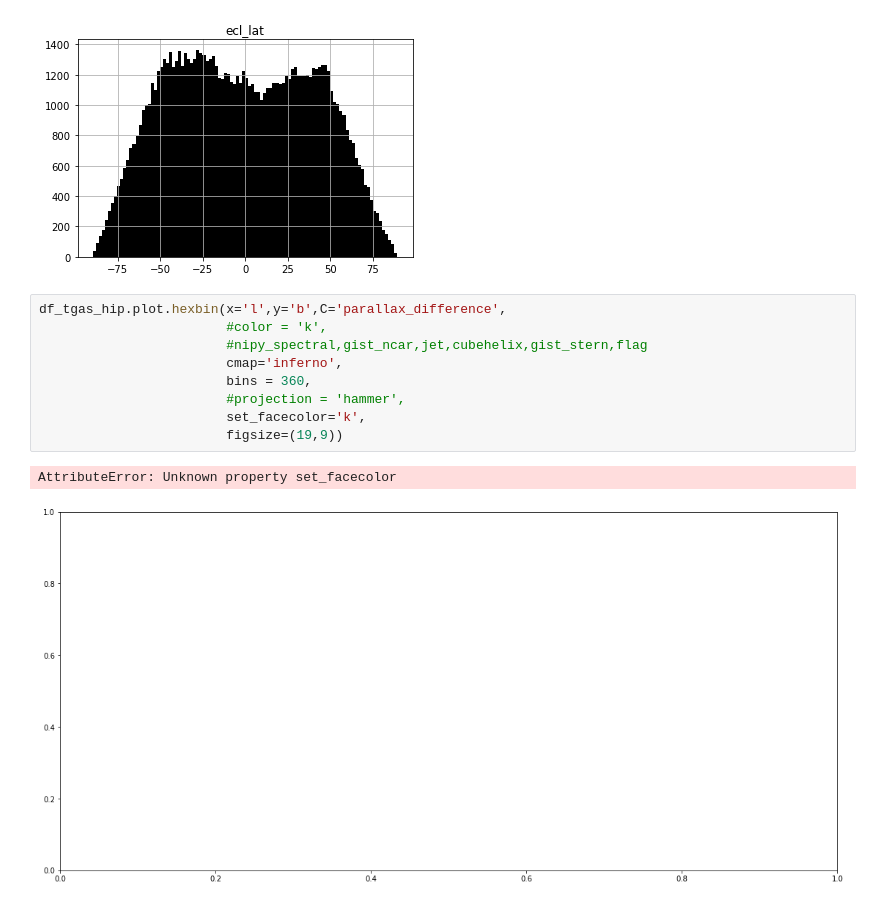
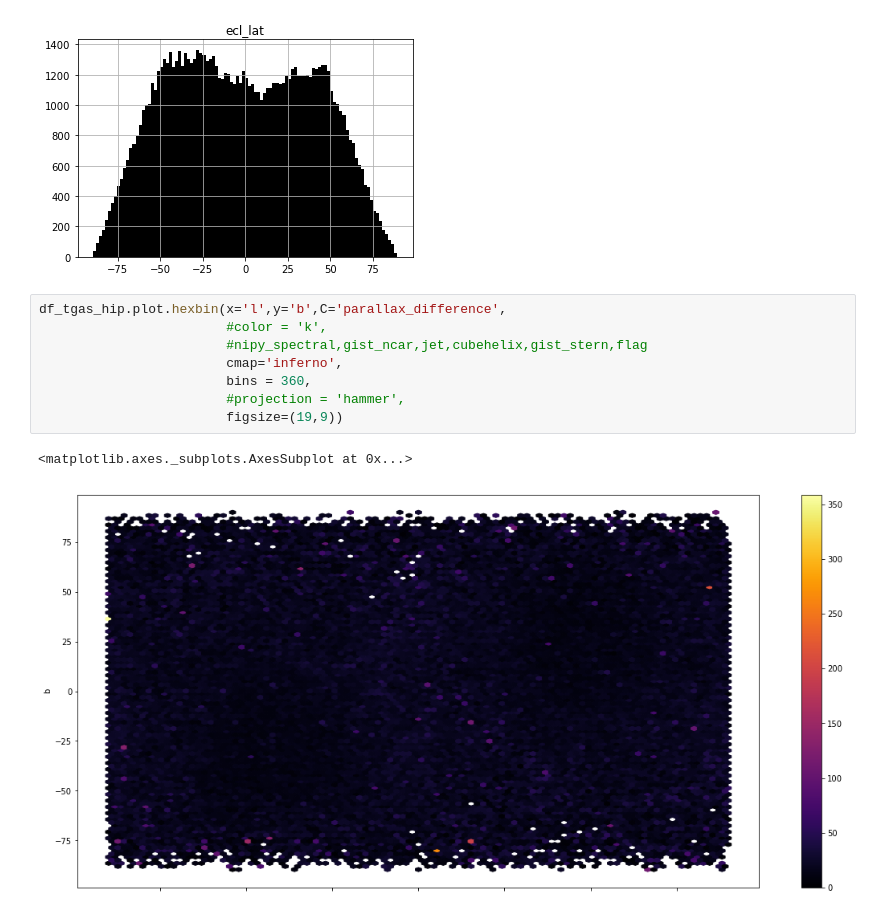
Before and after one commit to paantya/gaialib, a Jupyter notebook: k2018.ipynb, the cells around one changed output. Drawn from its saved outputs; the diff is of its cells as text.

```diff
--- a/k2018.ipynb
+++ b/k2018.ipynb
@@ -334,15 +335,14 @@ Wall time: 1.21 s
 # %%
 df_tgas_hip.plot.hexbin(x='l',y='b',C='parallax_difference',
                         #color = 'k',
                         #nipy_spectral,gist_ncar,jet,cubehelix,gist_stern,flag
                         cmap='inferno',
                         bins = 360,
                         #projection = 'hammer',
-                        set_facecolor='k',
                         figsize=(19,9))
 # %% [output]
-AttributeError: Unknown property set_facecolor
+<matplotlib.axes._subplots.AxesSubplot at 0x...>
-[figure, old version]
+[figure, new version]
 # %%
 %%time
 
```
Also changed, not shown: parts of 6 cells of this notebook.
